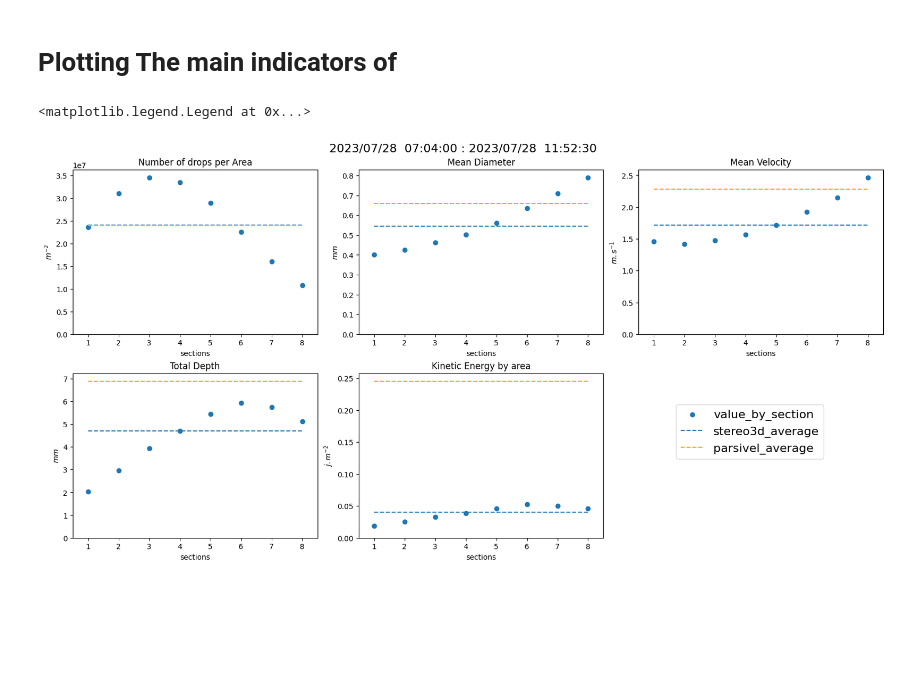
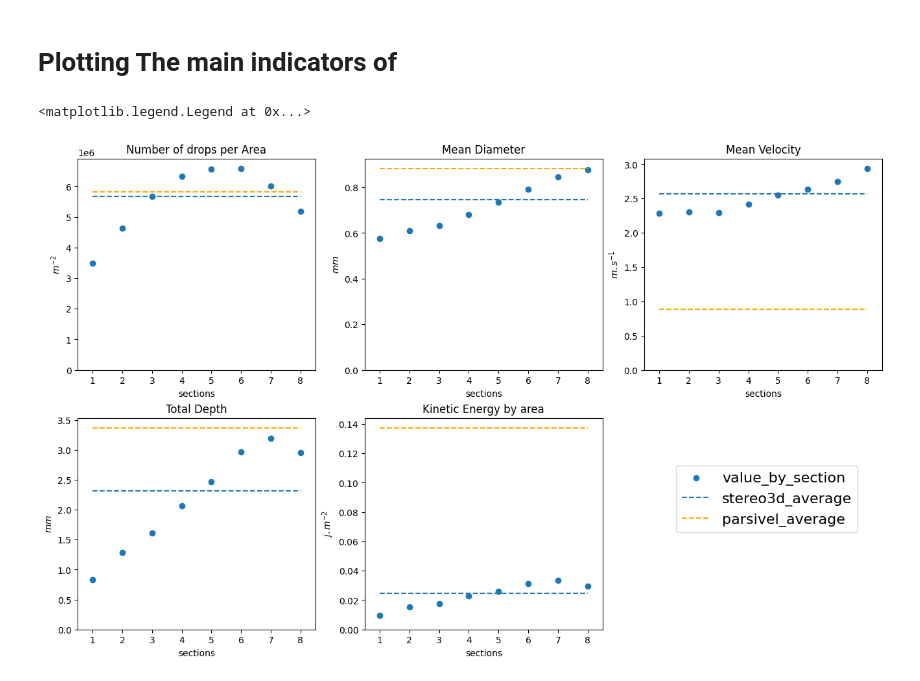
Before and after one commit to marcinmss/rain_analysis_toolbox, a Jupyter notebook: notebooks/comparison_multiple_events/comparison02.ipynb, the cells around one changed output. Cells and saved outputs as stored; diff of their text form; code cells hidden in the pictures; blank space fills up the shorter version.

```diff
--- a/notebooks/comparison_multiple_events/comparison02.ipynb
+++ b/notebooks/comparison_multiple_events/comparison02.ipynb
@@ -15,8 +12,8 @@ for i, (pars_event, stereo_event) in enumerate(zip(parsivel_events, stereo_event
 # %% [markdown]
 #### Select event from Stereo 3D
 # %%
-stereo_event = std_read(stereo3d_file)
-pars_event = pars_read(pars_file)
+stereo_event = std_read(next(stereo_folder.iterdir()))
+pars_event = pars_read(next(pars_folder.iterdir()))
 figure, ax = plt.subplots()
 ax.plot(stereo_event.rain_rate())
 ax.plot(pars_event.rain_rate)
@@ -46,15 +43,13 @@ nrows = int(np.ceil(number_indicators / ncols))
 counter = 1
 
 figure = plt.figure()
-title = f"{pars_event.duration_readable[0]} : {pars_event.duration_readable[1]}"
-figure.suptitle(title, fontsize= 16)
-figure.set_size_inches(16,nrows*4)
+figure.set_size_inches(13,nrows*4)
 figure.set_constrained_layout(True)
 
 # Number of drops per Area
 ax = figure.add_subplot(nrows, ncols, counter)
 indicator = [section.npa_event for section in stereo_sections]
-pars_mean = pars_event.npa_event
+pars_mean = pars_event.npa_for_event
 stereo_mean = stereo_event.npa_event
 plot_by_event(indicator,pars_mean, stereo_mean, ax)
 ax.set_title("Number of drops per Area")
@@ -64,7 +59,7 @@ counter += 1
 # Mean Diameter
 ax = figure.add_subplot(nrows, ncols, counter)
 indicator = [section.mean_diameter for section in stereo_sections]
-pars_mean = pars_event.mean_diameter
+pars_mean = pars_event.mean_diameter_for_event
 stereo_mean = stereo_event.mean_diameter
 plot_by_event(indicator,pars_mean, stereo_mean, ax)
 ax.set_title("Mean Diameter")
@@ -73,39 +68,39 @@ counter += 1
 
 # Mean Velocity
 ax = figure.add_subplot(nrows, ncols, counter)
 indicator = [section.mean_velocity for section in stereo_sections]
-pars_mean = pars_event.mean_velocity
+pars_mean = pars_event.mean_diameter_for_event
 stereo_mean = stereo_event.mean_velocity
 plot_by_event(indicator,pars_mean, stereo_mean, ax)
 ax.set_title("Mean Velocity")
 ax.set_ylabel("$m.s^{-1}$")
 counter += 1
 
 # Total depth
 ax = figure.add_subplot(nrows, ncols, counter)
-indicator = [section.total_rain_depth for section in stereo_sections]
-pars_mean = pars_event.total_depth
-stereo_mean = stereo_event.total_rain_depth
+indicator = [section.total_depth_for_event for section in stereo_sections]
+pars_mean = pars_event.total_depth_for_event
+stereo_mean = stereo_event.total_depth_for_event
 plot_by_event(indicator,pars_mean, stereo_mean, ax)
 ax.set_title("Total Depth")
 ax.set_ylabel("$mm$")
 counter += 1
 
 # Kinetic energy
 ax = figure.add_subplot(nrows, ncols, counter)
 indicator = [section.kinetic_energy_flow for section in stereo_sections]
-pars_mean = pars_event.kinetic_energy_flow
+pars_mean = pars_event.kinetic_energy_flow_for_event
 stereo_mean = stereo_event.kinetic_energy_flow
 plot_by_event(indicator,pars_mean, stereo_mean, ax)
 ax.set_title("Kinetic Energy by area")
 ax.set_ylabel("$j.m^{-2}$")
 counter += 1
 
 handles, labels = ax.get_legend_handles_labels()
 figure.legend(handles, labels, loc=(0.75,0.25), fontsize=16)
 # %% [output]
 <matplotlib.legend.Legend at 0x...>
-[figure, old version]
+[figure, new version]
 # %%
 from aux_funcs.general import V_D_Lhermitte_1988
 from sklearn.metrics import r2_score
```
Also changed, not shown: parts of 3 cells of this notebook, 2 other files.
